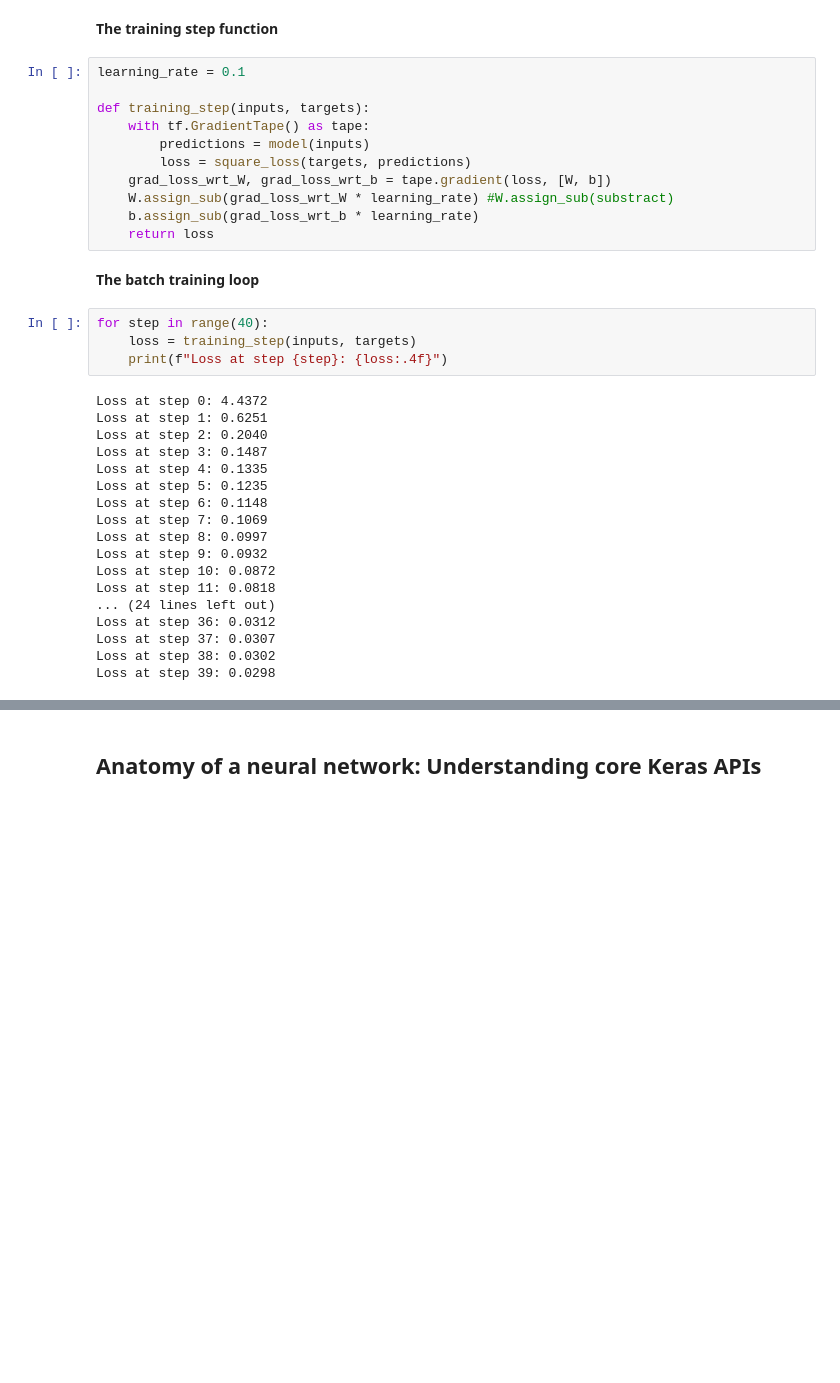
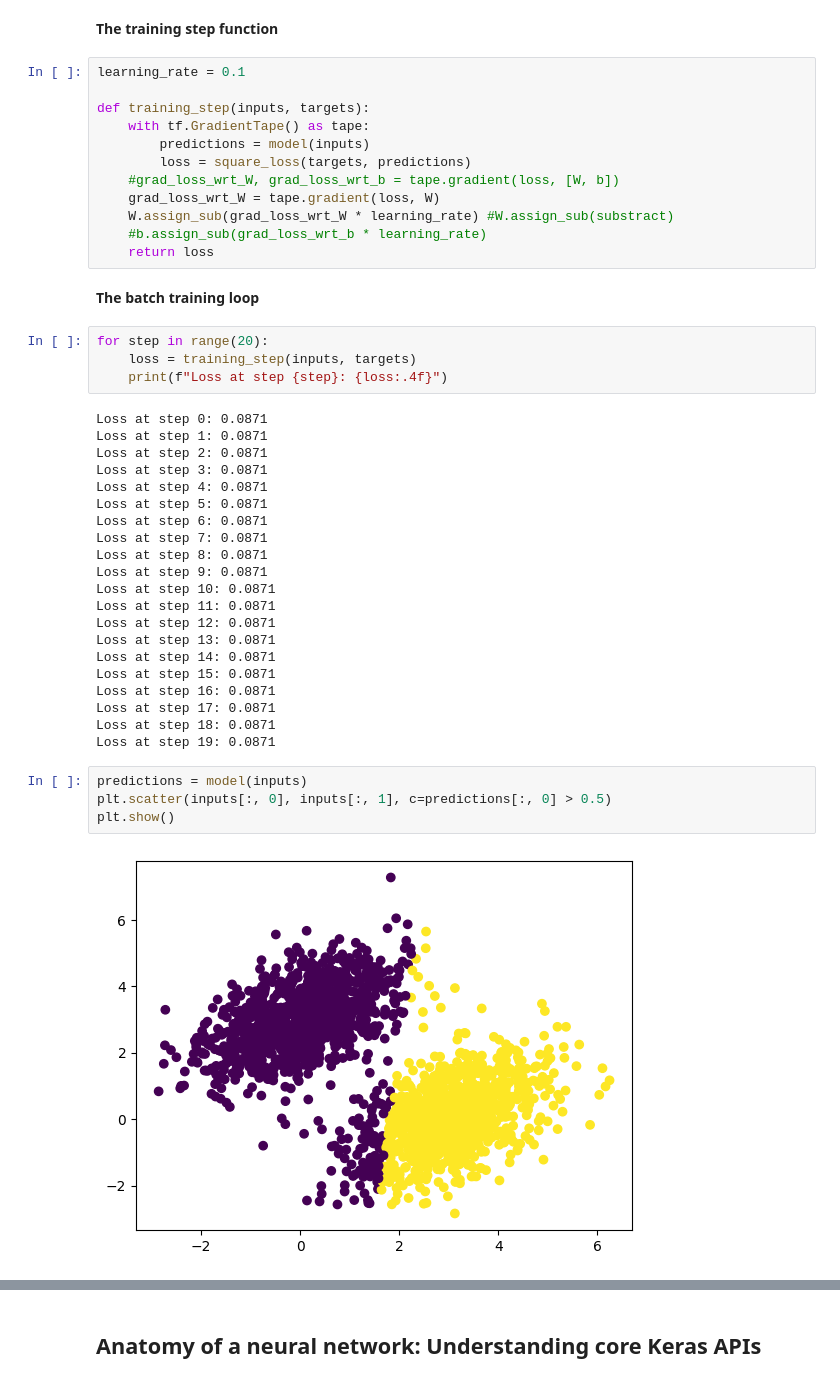
Before and after one commit to motorio0829/DL-for-AI, a Jupyter notebook: chapter03_introduction_to_keras_and_tf.ipynb, the cells around one changed output, grey strips where cells are left out. Saved outputs shown, nothing was run; the diff lists cells and outputs as text; blank space fills up the shorter version.

```diff
--- a/chapter03_introduction_to_keras_and_tf.ipynb
+++ b/chapter03_introduction_to_keras_and_tf.ipynb
@@ -265,31 +267,41 @@ def training_step(inputs, targets):
     with tf.GradientTape() as tape:
         predictions = model(inputs)
         loss = square_loss(targets, predictions)
-    grad_loss_wrt_W, grad_loss_wrt_b = tape.gradient(loss, [W, b])
+    #grad_loss_wrt_W, grad_loss_wrt_b = tape.gradient(loss, [W, b])
+    grad_loss_wrt_W = tape.gradient(loss, W)
     W.assign_sub(grad_loss_wrt_W * learning_rate) #W.assign_sub(substract)
-    b.assign_sub(grad_loss_wrt_b * learning_rate)
+    #b.assign_sub(grad_loss_wrt_b * learning_rate)
     return loss
 # %% [markdown]
 **The batch training loop**
 # %%
-for step in range(40):
+for step in range(20):
     loss = training_step(inputs, targets)
     print(f"Loss at step {step}: {loss:.4f}")
 # %% [output]
-Loss at step 0: 4.4372
-Loss at step 1: 0.6251
-Loss at step 2: 0.2040
-Loss at step 3: 0.1487
-Loss at step 4: 0.1335
-Loss at step 5: 0.1235
-Loss at step 6: 0.1148
-Loss at step 7: 0.1069
-Loss at step 8: 0.0997
-Loss at step 9: 0.0932
-Loss at step 10: 0.0872
-Loss at step 11: 0.0818
-... (24 lines left out)
-Loss at step 36: 0.0312
-Loss at step 37: 0.0307
-Loss at step 38: 0.0302
-Loss at step 39: 0.0298
+Loss at step 0: 0.0871
+Loss at step 1: 0.0871
+Loss at step 2: 0.0871
+Loss at step 3: 0.0871
+Loss at step 4: 0.0871
+Loss at step 5: 0.0871
+Loss at step 6: 0.0871
+Loss at step 7: 0.0871
+Loss at step 8: 0.0871
+Loss at step 9: 0.0871
+Loss at step 10: 0.0871
+Loss at step 11: 0.0871
+Loss at step 12: 0.0871
+Loss at step 13: 0.0871
+Loss at step 14: 0.0871
+Loss at step 15: 0.0871
+Loss at step 16: 0.0871
+Loss at step 17: 0.0871
+Loss at step 18: 0.0871
+Loss at step 19: 0.0871
+# %%
+predictions = model(inputs)
+plt.scatter(inputs[:, 0], inputs[:, 1], c=predictions[:, 0] > 0.5)
+plt.show()
+# %% [output]
+[figure, added]
```
Also changed, not shown: parts of 15 cells of this notebook.
